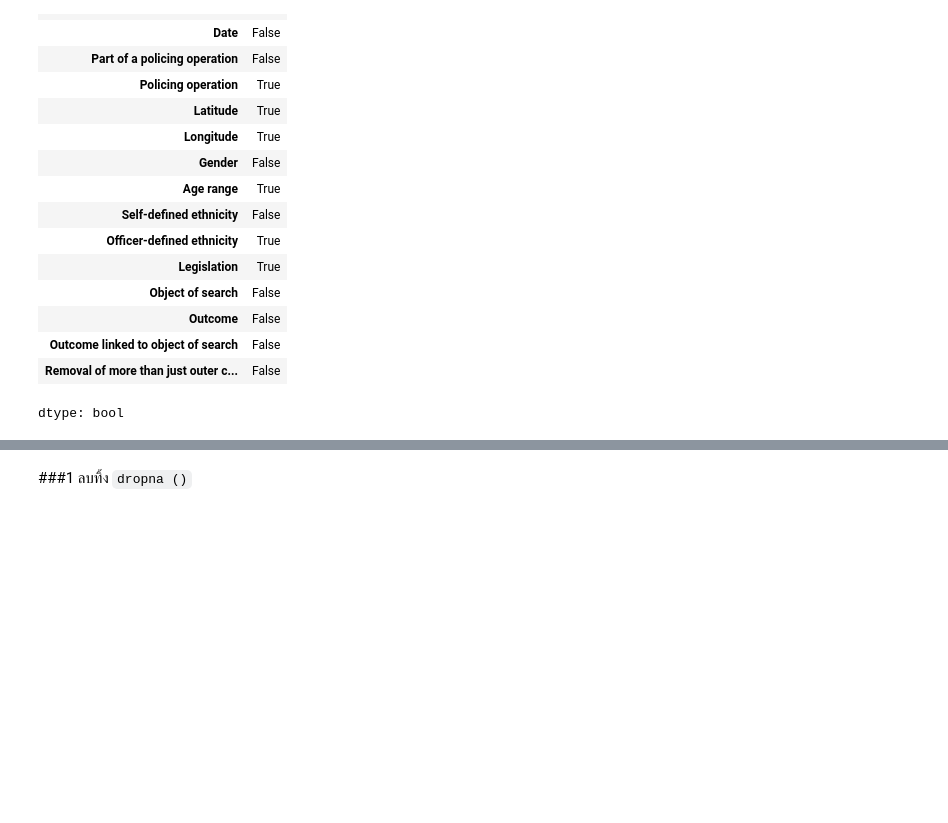
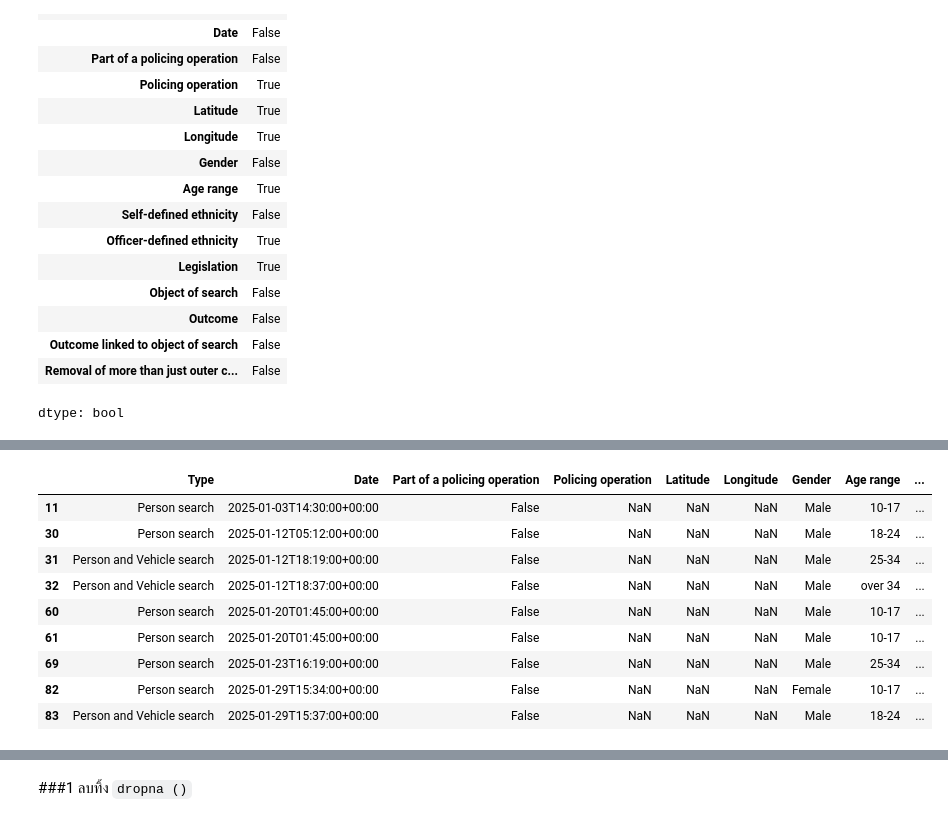
Before and after one commit to emkrit1242/MSC_DPDM_2025, a Jupyter notebook: Data101.ipynb, the cells around one changed output, grey strips where cells are left out. Drawn from its saved outputs; the diff is of its cells as text; code cells hidden in the pictures; blank space fills up the shorter version.

```diff
--- a/Data101.ipynb
+++ b/Data101.ipynb
@@ -239,0 +260,13 @@ dtype: bool
+# %%
+SS_warwick[SS_warwick.isnull()['Officer-defined ethnicity']]
+# %% [output]
+|  | Type | Date | Part of a policing operation | Policing operation | Latitude | Longitude | Gender | Age range | ... |
+| 11 | Person search | 2025-01-03T14:30:00+00:00 | False | NaN | NaN | NaN | Male | 10-17 | ... |
+| 30 | Person search | 2025-01-12T05:12:00+00:00 | False | NaN | NaN | NaN | Male | 18-24 | ... |
+| 31 | Person and Vehicle search | 2025-01-12T18:19:00+00:00 | False | NaN | NaN | NaN | Male | 25-34 | ... |
+| 32 | Person and Vehicle search | 2025-01-12T18:37:00+00:00 | False | NaN | NaN | NaN | Male | over 34 | ... |
+| 60 | Person search | 2025-01-20T01:45:00+00:00 | False | NaN | NaN | NaN | Male | 10-17 | ... |
+| 61 | Person search | 2025-01-20T01:45:00+00:00 | False | NaN | NaN | NaN | Male | 10-17 | ... |
+| 69 | Person search | 2025-01-23T16:19:00+00:00 | False | NaN | NaN | NaN | Male | 25-34 | ... |
+| 82 | Person search | 2025-01-29T15:34:00+00:00 | False | NaN | NaN | NaN | Female | 10-17 | ... |
+| 83 | Person and Vehicle search | 2025-01-29T15:37:00+00:00 | False | NaN | NaN | NaN | Male | 18-24 | ... |
```
Also changed, not shown: parts of 5 cells of this notebook.
